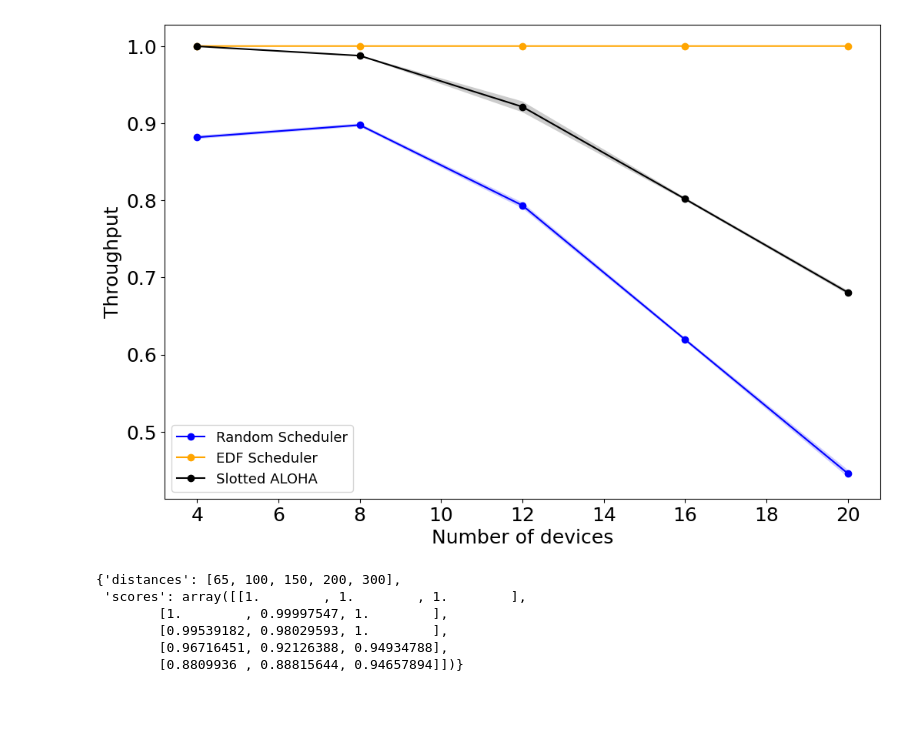
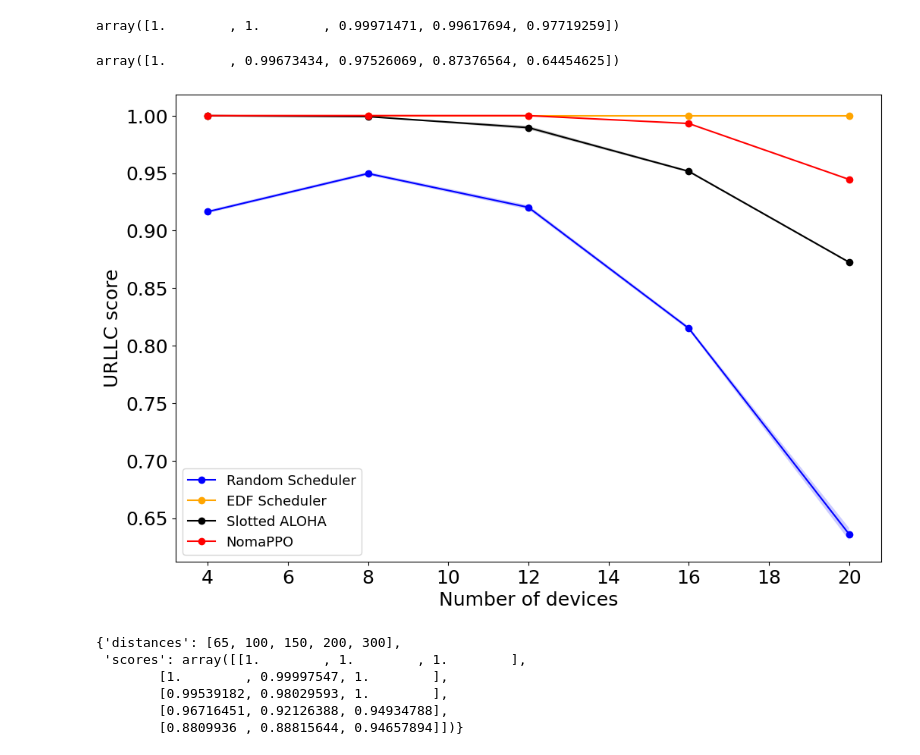
Before and after one commit to benrobaglia/NomaPPO, a Jupyter notebook: plot_figures.ipynb, the cells around one changed output. Cells and saved outputs as stored; diff of their text form; code cells hidden in the pictures; blank space fills up the shorter version.

```diff
--- a/plot_figures.ipynb
+++ b/plot_figures.ipynb
@@ -3,4 +3,4 @@ import numpy as np
 import pickle
 import matplotlib.pyplot as plt
 # %%
-baselines = pickle.load(open('results/baselines_aperiodic_collision_3gpp.p', 'rb'))
+baselines = pickle.load(open('results/baselines_aperiodic_collision_3gpp_deadline6.p', 'rb'))
@@ -27,3 +30,13 @@ baselines
+# %%
+nomappo['scores_nomappo'][:,0,0]
+# %% [output]
+array([1.        , 1.        , 0.99971471, 0.99617694, 0.97719259])
+# %%
+nomappo_no_prior['scores_nomappo'][:,0]
+# %% [output]
+array([1.        , 0.99673434, 0.97526069, 0.87376564, 0.64454625])
+# %%
+nppo = np.array([1., 1., 1., 0.9931465123362778, 0.9445454992379922])
 # %%
 ns = baselines['log']["k_list"]
 fig = plt.figure(figsize=(12,8))
@@ -42,36 +55,40 @@ ax.fill_between(ns,
 #               facecolor='red',
 #               alpha=0.2)
 #
 
 ax.plot(ns, np.array(baselines['edf_scheduler']).mean(1), label='EDF Scheduler', marker='o', color='orange')
 ax.fill_between(ns,
                np.array(baselines['edf_scheduler']).mean(1) + np.array(baselines['edf_scheduler']).std(1),
                np.array(baselines['edf_scheduler']).mean(1) - np.array(baselines['edf_scheduler']).std(1),
                facecolor='orange',
                alpha=0.2)
 
 
 ax.plot(ns, np.array(baselines['aloha']).mean(1), label='Slotted ALOHA', marker='o', color='black')
 ax.fill_between(ns,
                np.array(baselines['aloha']).mean(1) + np.array(baselines['aloha']).std(1),
                np.array(baselines['aloha']).mean(1) - np.array(baselines['aloha']).std(1),
                facecolor='black',
                alpha=0.2)
 
+#ax.plot(ns, nomappo['scores_nomappo'][:,0], label='NomaPPO', marker='o', color='red')
+#ax.plot(ns, nomappo_no_prior['scores_nomappo'][:,0], label='NomaPPO no prior', marker='o', color='green')
+ax.plot(ns, nppo, label='NomaPPO', marker='o', color='red')
+
 
 plt.xticks(fontsize=18)
 plt.yticks(fontsize=18)
 
 
 plt.xlabel("Number of devices", fontsize=18)
-plt.ylabel("Throughput", fontsize=18)
+plt.ylabel("URLLC score", fontsize=18)
 plt.legend(fontsize=13)
 
 plt.rcParams['pdf.fonttype'] = 42
 plt.rcParams['ps.fonttype'] = 42
-# plt.savefig('training_throughput.pdf', format='pdf')
+# plt.savefig('figures/training_throughput.pdf', format='pdf')
 # %% [output]
-[figure, old version]
+[figure, new version]
 # %%
 edf_distances = pickle.load(open('results/edf_aperiodic_interference_k20_distances.p', 'rb'))
 # %%
```
Also changed, not shown: parts of 5 cells of this notebook, 20 other files.
